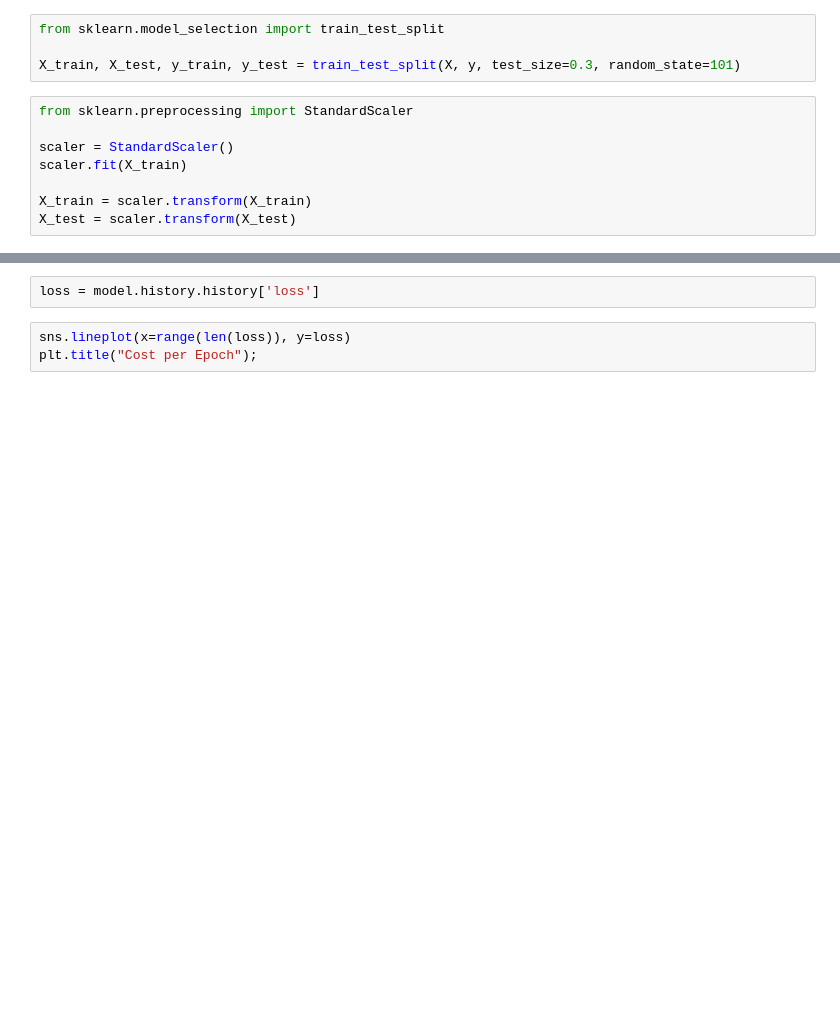
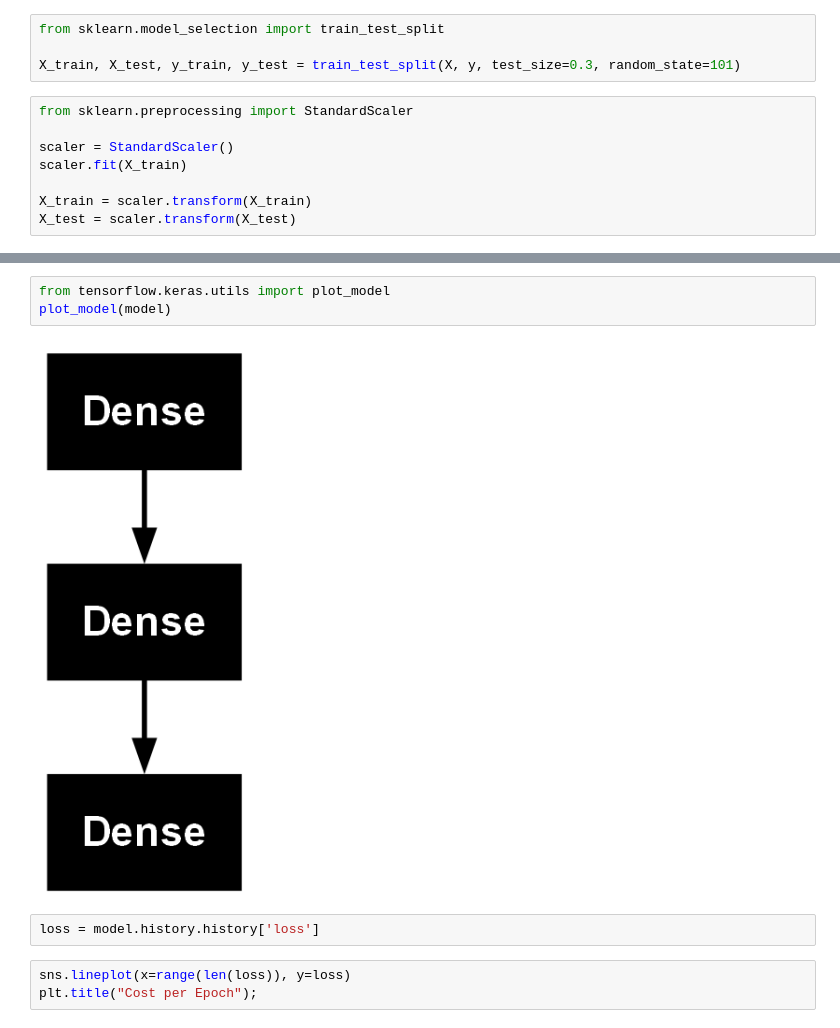
Before and after one commit to hanze-hbo-ict/Machine-Learning, a Jupyter notebook: docs/lectures/wk4/livecoding/Keras.ipynb, the cells around one changed output, grey strips where cells are left out. Saved outputs shown, nothing was run; the diff lists cells and outputs as text; blank space fills up the shorter version.

```diff
--- a/docs/lectures/wk4/livecoding/Keras.ipynb
+++ b/docs/lectures/wk4/livecoding/Keras.ipynb
@@ -51,3 +90,8 @@ model.fit(X_train, y_train, epochs=50, verbose=1)
+# %%
+from tensorflow.keras.utils import plot_model
+plot_model(model)
+# %% [output]
+[figure, added]
 # %%
 loss = model.history.history['loss']
 # %%
```
Also changed, not shown: parts of 18 cells of this notebook, 5 other files.
